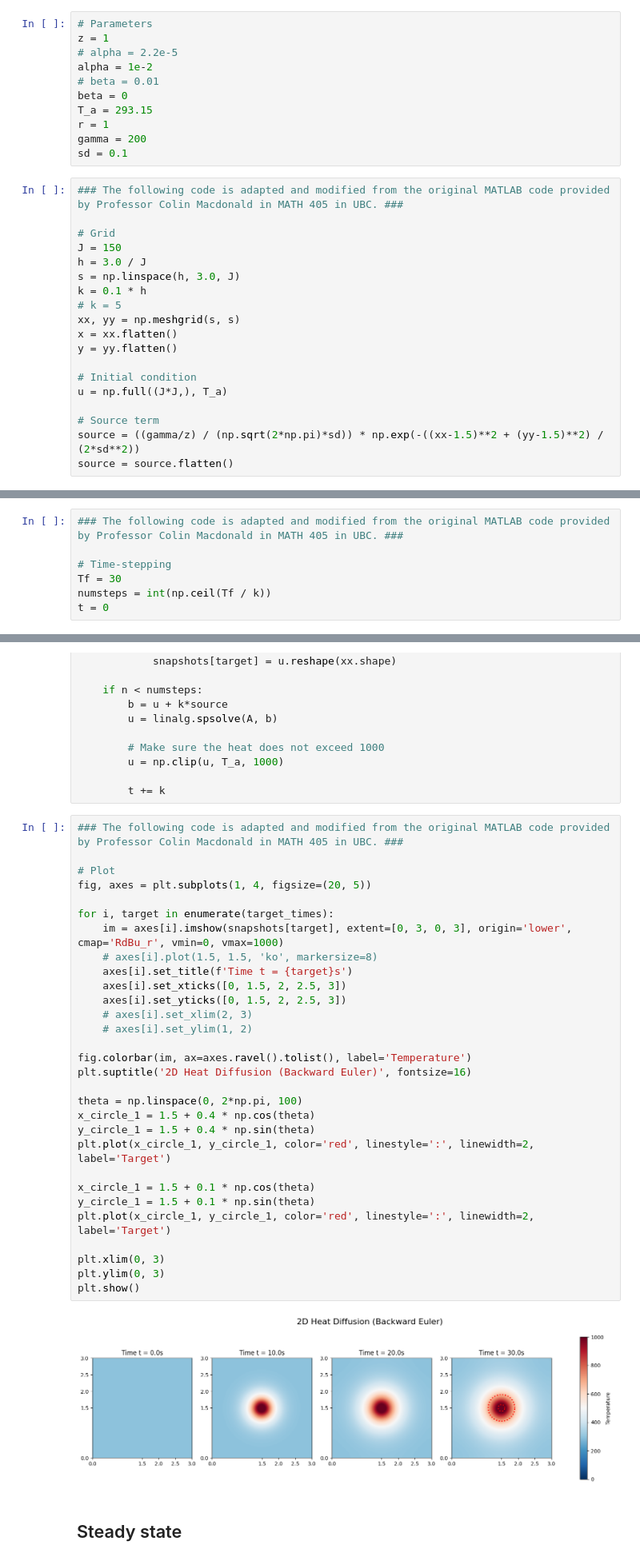
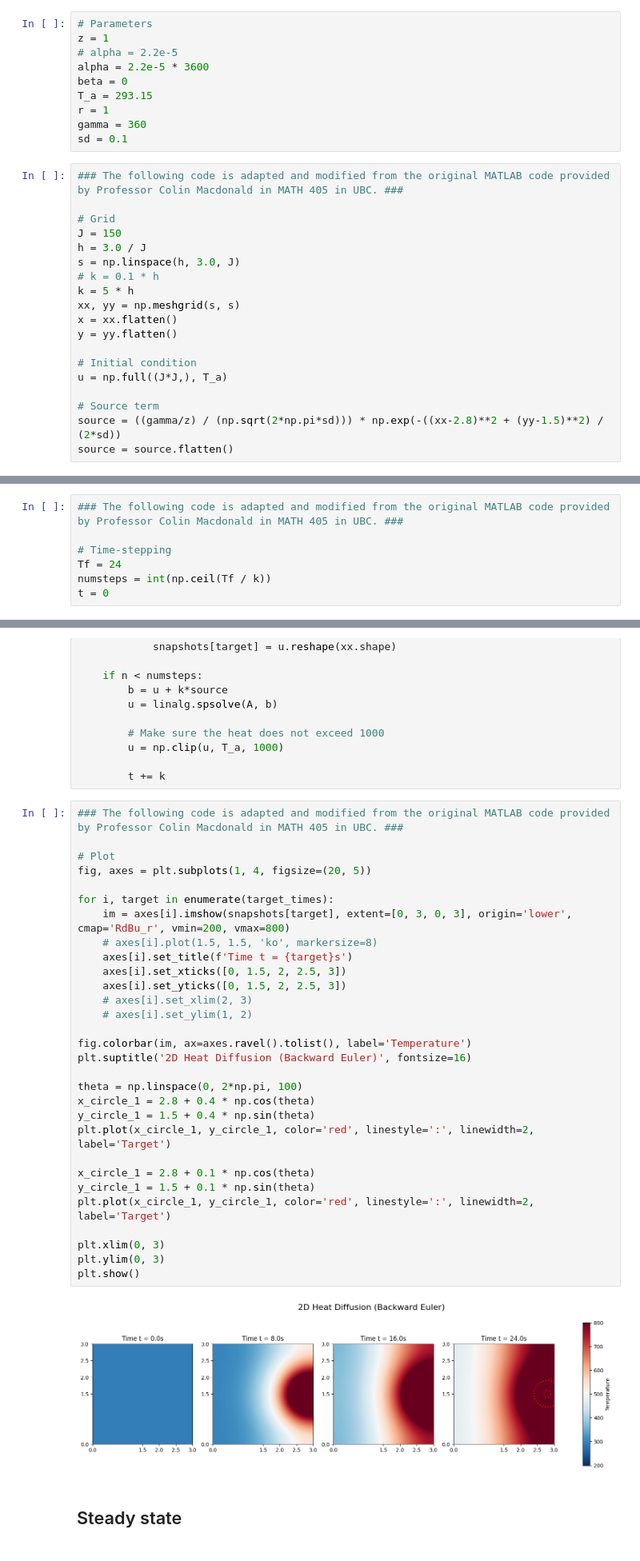
Before and after one commit to tusm06/MATH461_Unit03, a Jupyter notebook: main.ipynb, the cells around one changed output, grey strips where cells are left out. Shown at 80% size. Saved outputs shown, nothing was run; the diff lists cells and outputs as text.

```diff
--- a/main.ipynb
+++ b/main.ipynb
@@ -17,12 +17,11 @@ from matplotlib.animation import FuncAnimation
 # Parameters
 z = 1
 # alpha = 2.2e-5
-alpha = 1e-2
-# beta = 0.01
+alpha = 2.2e-5 * 3600
 beta = 0
 T_a = 293.15
 r = 1
-gamma = 200
+gamma = 360
 sd = 0.1
 # %%
 ### The following code is adapted and modified from the original MATLAB code provided by Professor Colin Macdonald in MATH 405 in UBC. ###
@@ -31,8 +30,8 @@ sd = 0.1
 J = 150
 h = 3.0 / J
 s = np.linspace(h, 3.0, J)
-k = 0.1 * h
-# k = 5
+# k = 0.1 * h
+k = 5 * h
 xx, yy = np.meshgrid(s, s)
 x = xx.flatten()
 y = yy.flatten()
@@ -41,7 +40,7 @@ y = yy.flatten()
 u = np.full((J*J,), T_a)
 
 # Source term
-source = ((gamma/z) / (np.sqrt(2*np.pi)*sd)) * np.exp(-((xx-1.5)**2 + (yy-1.5)**2) / (2*sd**2))
+source = ((gamma/z) / (np.sqrt(2*np.pi*sd))) * np.exp(-((xx-2.8)**2 + (yy-1.5)**2) / (2*sd))
 source = source.flatten()
 # %%
 ### The following code is adapted and modified from the original MATLAB code provided by Professor Colin Macdonald in MATH 405 in UBC. ###
@@ -65,7 +64,7 @@ A = I - k*alpha*L + k*beta*I
 ### The following code is adapted and modified from the original MATLAB code provided by Professor Colin Macdonald in MATH 405 in UBC. ###
 
 # Time-stepping
-Tf = 30
+Tf = 24
 numsteps = int(np.ceil(Tf / k))
 t = 0
 # %%
@@ -93,35 +92,35 @@ for n in range(numsteps + 1):
 # %%
 ### The following code is adapted and modified from the original MATLAB code provided by Professor Colin Macdonald in MATH 405 in UBC. ###
 
 # Plot
 fig, axes = plt.subplots(1, 4, figsize=(20, 5))
 
 for i, target in enumerate(target_times):
-    im = axes[i].imshow(snapshots[target], extent=[0, 3, 0, 3], origin='lower', cmap='RdBu_r', vmin=0, vmax=1000)
+    im = axes[i].imshow(snapshots[target], extent=[0, 3, 0, 3], origin='lower', cmap='RdBu_r', vmin=200, vmax=800)
     # axes[i].plot(1.5, 1.5, 'ko', markersize=8)
     axes[i].set_title(f'Time t = {target}s')
     axes[i].set_xticks([0, 1.5, 2, 2.5, 3])
     axes[i].set_yticks([0, 1.5, 2, 2.5, 3])
     # axes[i].set_xlim(2, 3)
     # axes[i].set_ylim(1, 2)
 
 fig.colorbar(im, ax=axes.ravel().tolist(), label='Temperature')
 plt.suptitle('2D Heat Diffusion (Backward Euler)', fontsize=16)
 
 theta = np.linspace(0, 2*np.pi, 100)
-x_circle_1 = 1.5 + 0.4 * np.cos(theta)
+x_circle_1 = 2.8 + 0.4 * np.cos(theta)
 y_circle_1 = 1.5 + 0.4 * np.sin(theta)
 plt.plot(x_circle_1, y_circle_1, color='red', linestyle=':', linewidth=2, label='Target')
 
-x_circle_1 = 1.5 + 0.1 * np.cos(theta)
+x_circle_1 = 2.8 + 0.1 * np.cos(theta)
 y_circle_1 = 1.5 + 0.1 * np.sin(theta)
 plt.plot(x_circle_1, y_circle_1, color='red', linestyle=':', linewidth=2, label='Target')
 
 plt.xlim(0, 3)
 plt.ylim(0, 3)
 plt.show()
 # %% [output]
-[figure, old version]
+[figure, new version]
 # %% [markdown]
 ## Steady state
 # %% [markdown]
```
